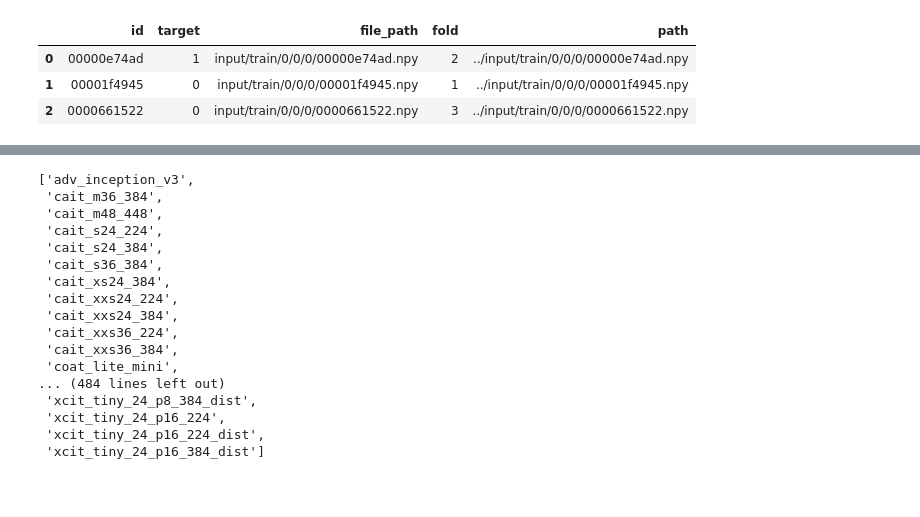
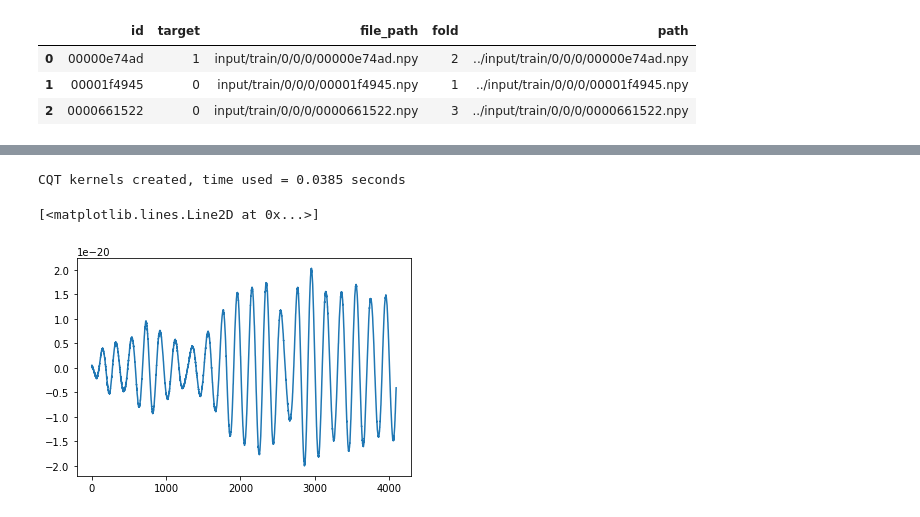
Before and after one commit to hamishdickson/g2net, a Jupyter notebook: nbs/eda.ipynb, the cells around one changed output, grey strips where cells are left out. Saved outputs shown, nothing was run; the diff lists cells and outputs as text; code cells hidden in the pictures; blank space fills up the shorter version.

```diff
--- a/nbs/eda.ipynb
+++ b/nbs/eda.ipynb
@@ -264,21 +18,6 @@ model(torch.from_numpy(tfm).unsqueeze(0))
-# %%
-import timm
-timm.list_models(pretrained=True)
-# %% [output]
-['adv_inception_v3',
- 'cait_m36_384',
- 'cait_m48_448',
- 'cait_s24_224',
- 'cait_s24_384',
- 'cait_s36_384',
- 'cait_xs24_384',
- 'cait_xxs24_224',
- 'cait_xxs24_384',
- 'cait_xxs36_224',
- 'cait_xxs36_384',
- 'coat_lite_mini',
-... (484 lines left out)
- 'xcit_tiny_24_p8_384_dist',
- 'xcit_tiny_24_p16_224',
- 'xcit_tiny_24_p16_224_dist',
- 'xcit_tiny_24_p16_384_dist']
+# %%
+from nnAudio.Spectrogram import CQT1992v2
+import torch
+wave_transform = CQT1992v2(sr=2048, fmin=20, fmax=512, hop_length=16)
+# %% [output]
+CQT kernels created, time used = 0.0385 seconds
@@ -284,0 +31,7 @@ timm.list_models(pretrained=True)
+# %%
+bh = np.load("../input/train/f/f/f/fffdf87619.npy")
+
+plt.plot(bh[0])
+# %% [output]
+[<matplotlib.lines.Line2D at 0x...>]
+[figure, added]
```
Also changed, not shown: parts of 54 cells of this notebook, 3 other files.
